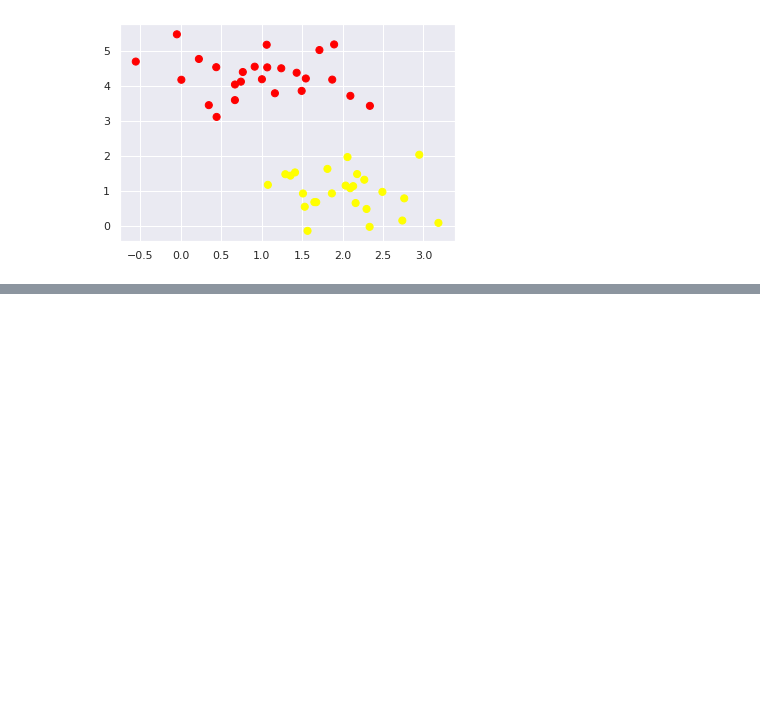
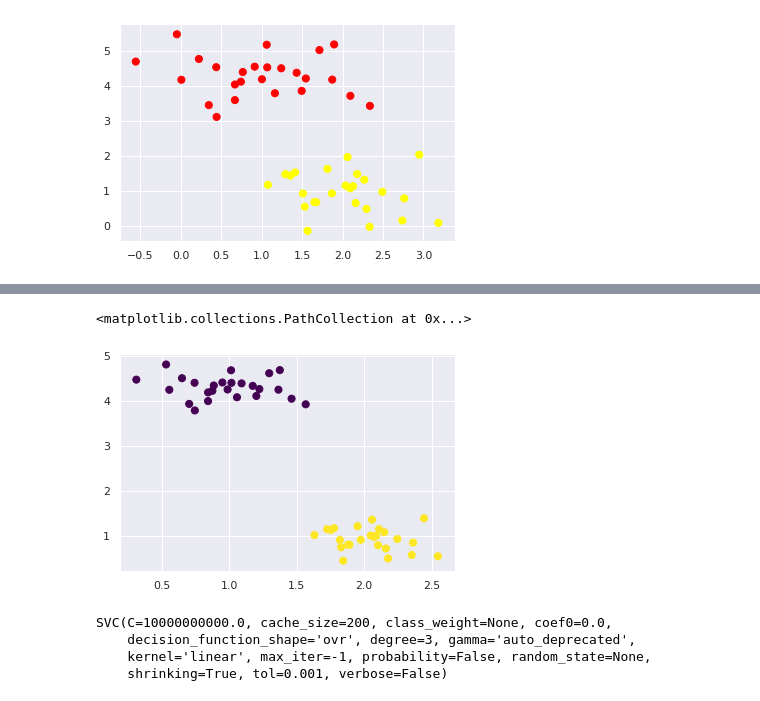
Before and after one commit to casanovajose/python-stuff, a Jupyter notebook: SVM.ipynb, the cells around one changed output, grey strips where cells are left out. Cells and saved outputs as stored; diff of their text form; code cells hidden in the pictures; blank space fills up the shorter version.

```diff
--- a/SVM.ipynb
+++ b/SVM.ipynb
@@ -13,0 +84,15 @@ plt.scatter(X[:, 0], X[:, 1], c=y, cmap="autumn", s=50)
+# %%
+X2, y2 = make_blobs(n_samples=50, centers=2, random_state=0, cluster_std=0.260)
+plt.scatter(X2[:, 0], X2[:, 1], c=y2, cmap="viridis", s=50)
+# %% [output]
+<matplotlib.collections.PathCollection at 0x...>
+[figure, added]
+# %%
+#test with other dataset
+model2 = SVC(kernel="linear", C=1E10)
+model2.fit(X2, y2)
+# %% [output]
+SVC(C=10000000000.0, cache_size=200, class_weight=None, coef0=0.0,
+    decision_function_shape='ovr', degree=3, gamma='auto_deprecated',
+    kernel='linear', max_iter=-1, probability=False, random_state=None,
+    shrinking=True, tol=0.001, verbose=False)
```
Also changed, not shown: parts of 10 cells of this notebook, 1 other file.
